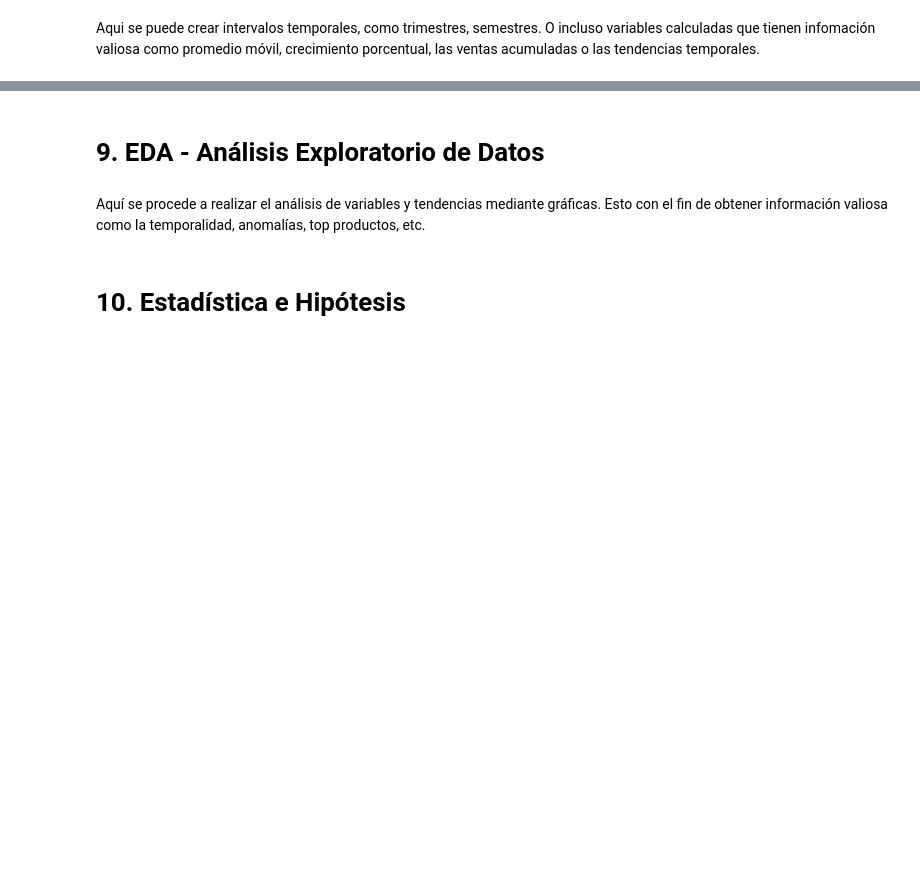
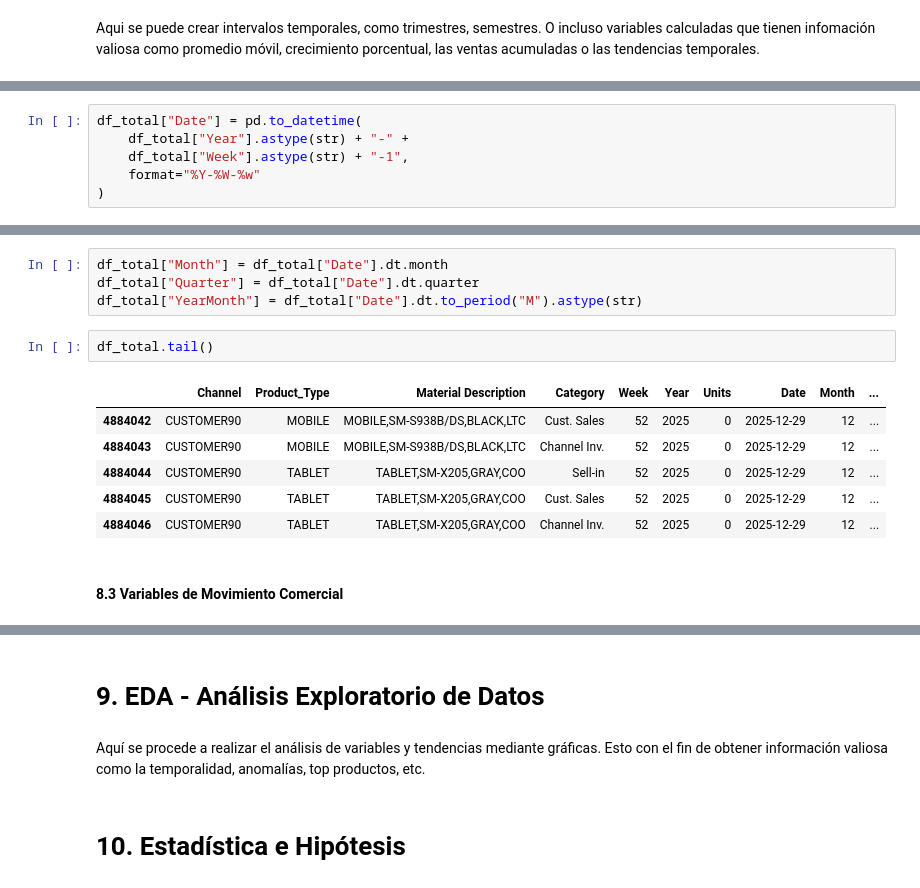
Before and after one commit to MiguelAlfonso1723/Hackathon_SIC2025, a Jupyter notebook: notebooks/sales_forecasting.analysis.ipynb, the cells around one changed output, grey strips where cells are left out. Drawn from its saved outputs; the diff is of its cells as text; blank space fills up the shorter version.

```diff
--- a/notebooks/sales_forecasting.analysis.ipynb
+++ b/notebooks/sales_forecasting.analysis.ipynb
@@ -727,0 +1089,6 @@ Aqui se puede crear intervalos temporales, como trimestres, semestres. O incluso
+# %%
+df_total["Date"] = pd.to_datetime(
+    df_total["Year"].astype(str) + "-" +
+    df_total["Week"].astype(str) + "-1",
+    format="%Y-%W-%w"
+)
@@ -727,0 +1104,15 @@ Aqui se puede crear intervalos temporales, como trimestres, semestres. O incluso
+# %%
+df_total["Month"] = df_total["Date"].dt.month
+df_total["Quarter"] = df_total["Date"].dt.quarter
+df_total["YearMonth"] = df_total["Date"].dt.to_period("M").astype(str)
+# %%
+df_total.tail()
+# %% [output]
+|  | Channel | Product_Type | Material Description | Category | Week | Year | Units | Date | Month | ... |
+| 4884042 | CUSTOMER90 | MOBILE | MOBILE,SM-S938B/DS,BLACK,LTC | Cust. Sales | 52 | 2025 | 0 | 2025-12-29 | 12 | ... |
+| 4884043 | CUSTOMER90 | MOBILE | MOBILE,SM-S938B/DS,BLACK,LTC | Channel Inv. | 52 | 2025 | 0 | 2025-12-29 | 12 | ... |
+| 4884044 | CUSTOMER90 | TABLET | TABLET,SM-X205,GRAY,COO | Sell-in | 52 | 2025 | 0 | 2025-12-29 | 12 | ... |
+| 4884045 | CUSTOMER90 | TABLET | TABLET,SM-X205,GRAY,COO | Cust. Sales | 52 | 2025 | 0 | 2025-12-29 | 12 | ... |
+| 4884046 | CUSTOMER90 | TABLET | TABLET,SM-X205,GRAY,COO | Channel Inv. | 52 | 2025 | 0 | 2025-12-29 | 12 | ... |
+# %% [markdown]
+#### 8.3 Variables de Movimiento Comercial
```
Also changed, not shown: parts of 62 cells of this notebook.
